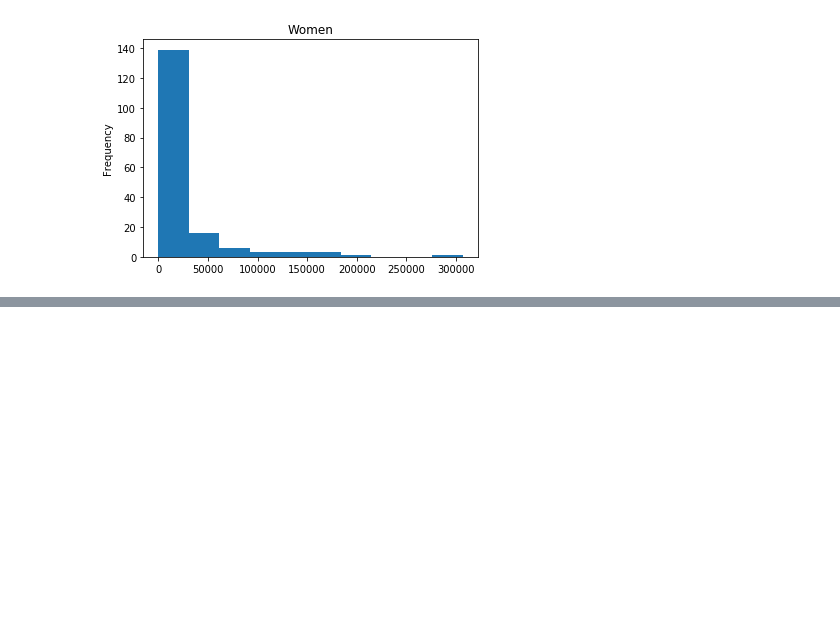
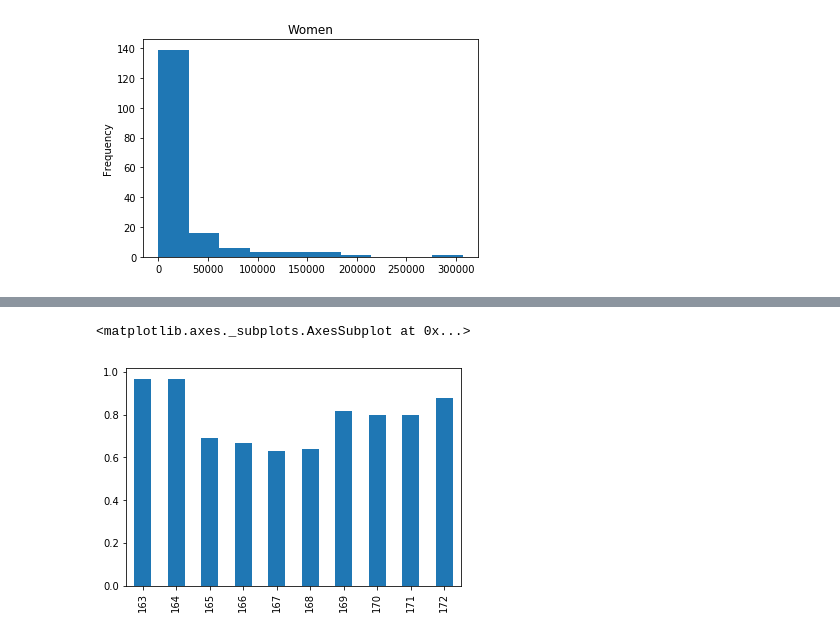
Before and after one commit to hsdistefa/college-major-earnings, a Jupyter notebook: college_major_earnings.ipynb, the cells around one changed output, grey strips where cells are left out. Cells and saved outputs as stored; diff of their text form; code cells hidden in the pictures; blank space fills up the shorter version.

```diff
--- a/college_major_earnings.ipynb
+++ b/college_major_earnings.ipynb
@@ -135,0 +165,5 @@ recent_grads['Women'].plot(kind='hist', title='Women')
+# %%
+recent_grads[-10:]['ShareWomen'].plot(kind='bar')
+# %% [output]
+<matplotlib.axes._subplots.AxesSubplot at 0x...>
+[figure, added]
```
Also changed, not shown: parts of 5 cells of this notebook.
